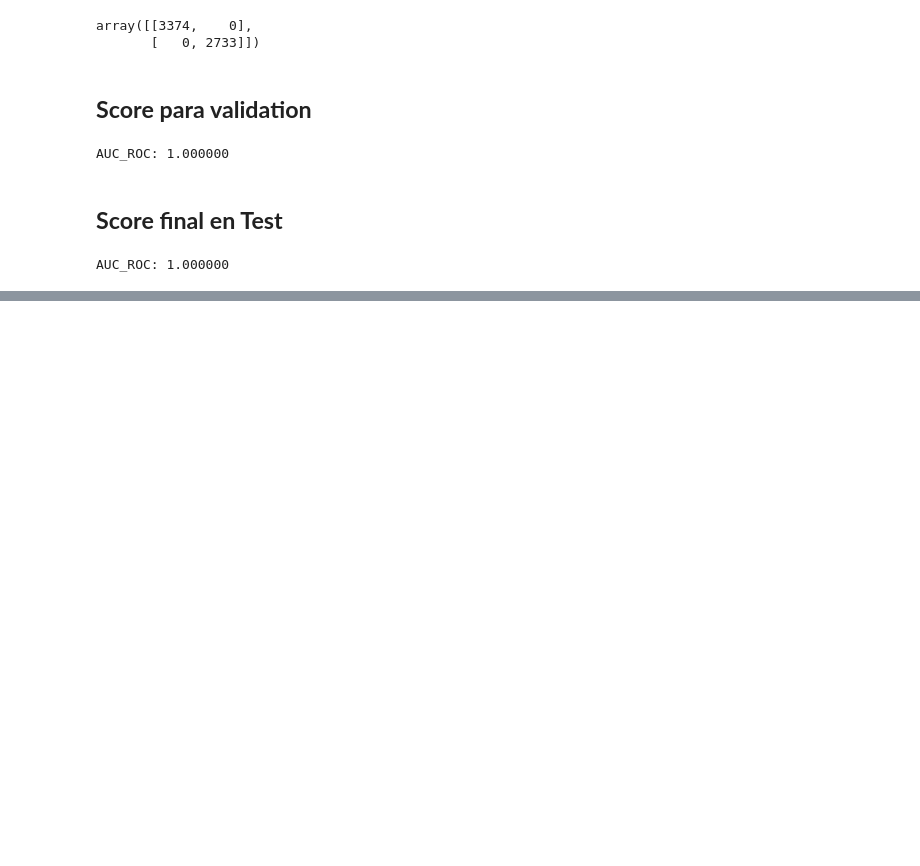
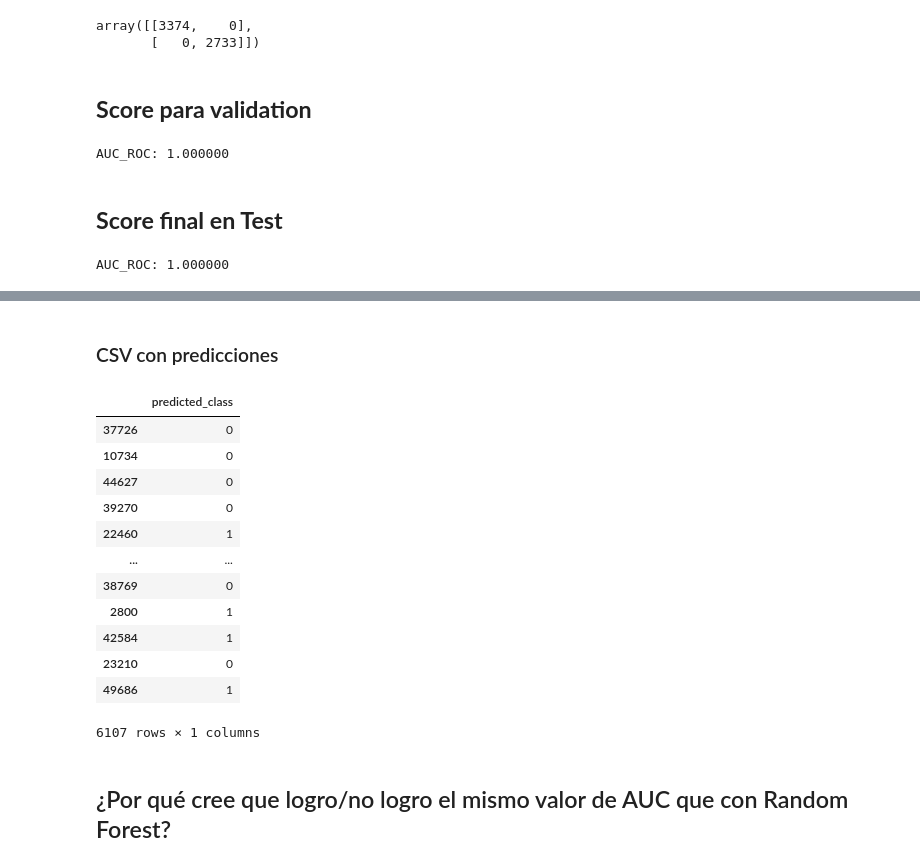
Before and after one commit to LucasVCorrea/Data-Science, a Jupyter notebook: mushrooms_analisis/XGBoost.ipynb, the cells around one changed output, grey strips where cells are left out. Drawn from its saved outputs; the diff is of its cells as text; code cells hidden in the pictures; blank space fills up the shorter version.

```diff
--- a/mushrooms_analisis/XGBoost.ipynb
+++ b/mushrooms_analisis/XGBoost.ipynb
@@ -270,0 +263,27 @@ plt.show()
+# %% [markdown]
+### CSV con predicciones
+# %%
+compare_df = pd.DataFrame(y_test)
+# %%
+y_predict_test = model.predict(X_test)
+# %%
+compare_df['predicted'] = y_predict_test
+# %%
+compare_df.columns = ['actual_class' , 'predicted_class']
+compare_df = compare_df.drop(['actual_class'], axis=1)
+# %%
+compare_df
+# %% [output]
+|  | predicted_class |
+| 37726 | 0 |
+| 10734 | 0 |
+| 44627 | 0 |
+| 39270 | 0 |
+| 22460 | 1 |
+| ... | ... |
+| 38769 | 0 |
+| 2800 | 1 |
+| 42584 | 1 |
+| 23210 | 0 |
+| 49686 | 1 |
+6107 rows × 1 columns
@@ -270,0 +294,2 @@ plt.show()
+# %% [markdown]
+## ¿Por qué cree que logro/no logro el mismo valor de AUC que con Random Forest?
```
Also changed, not shown: parts of 28 cells of this notebook.
